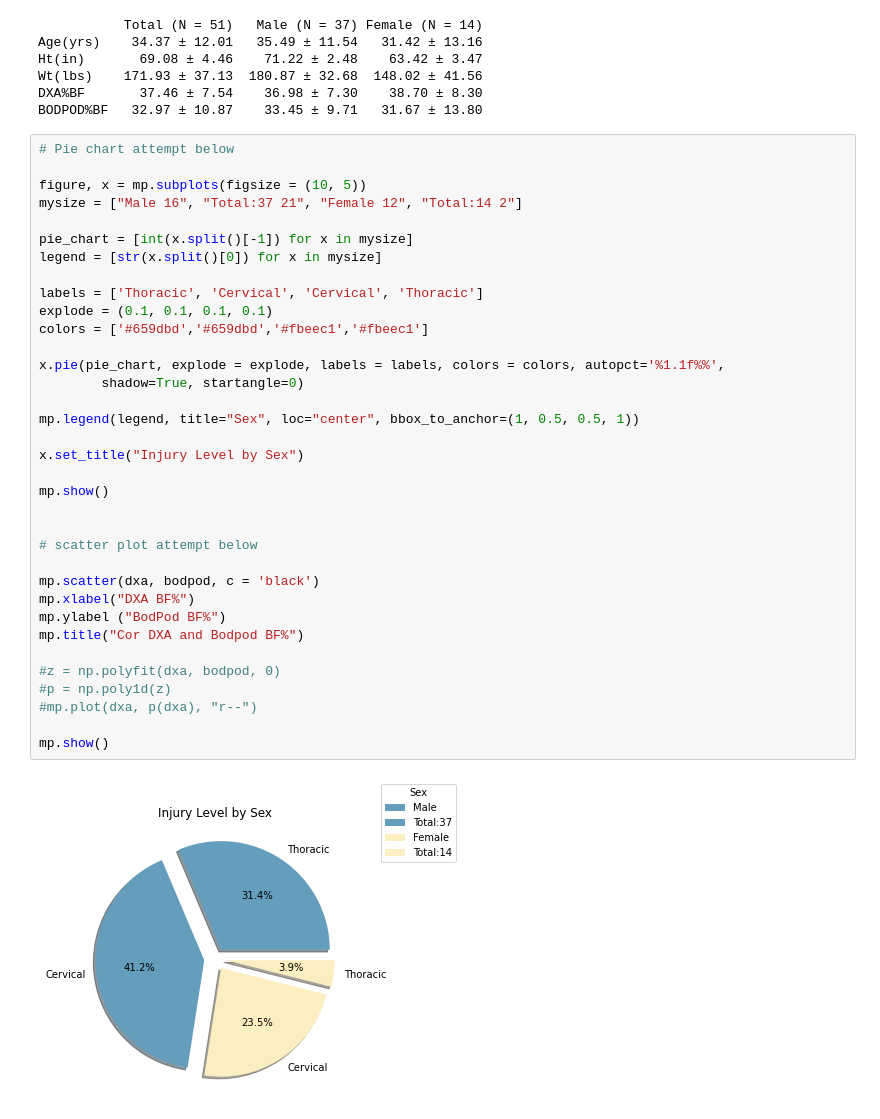
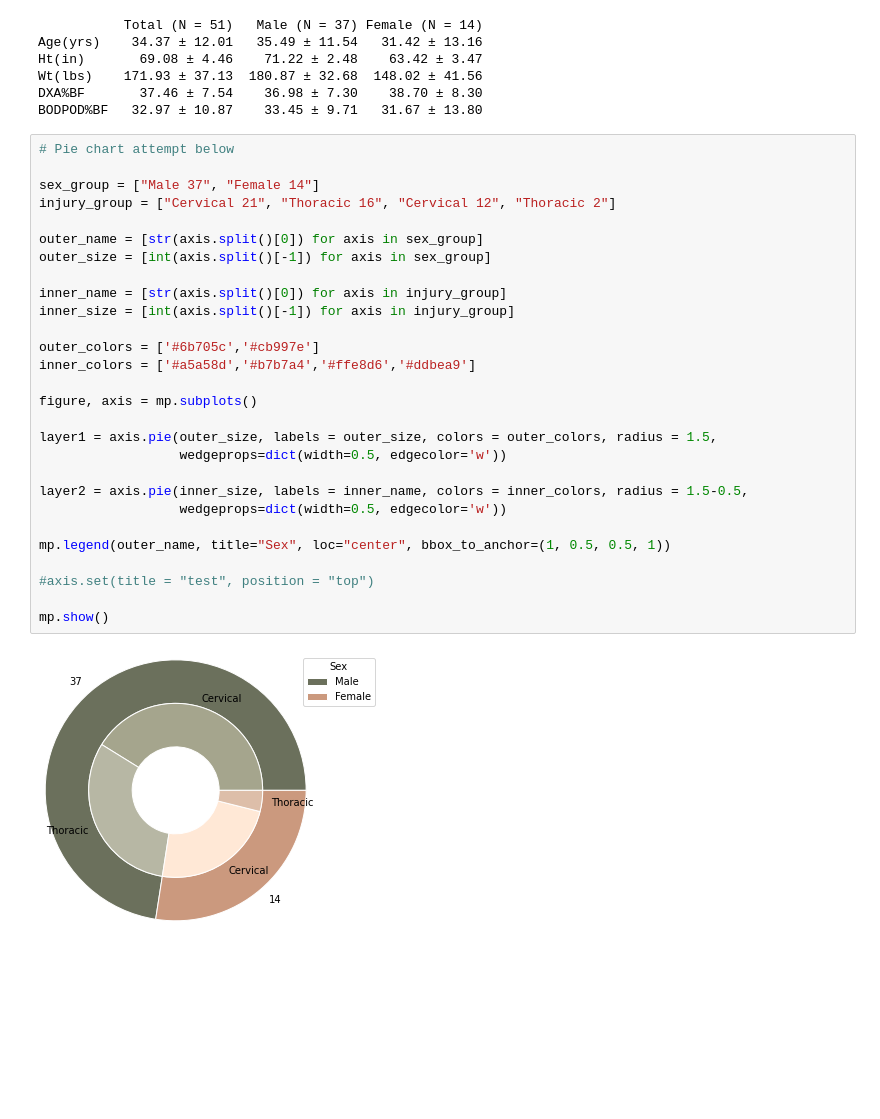
Before and after one commit to mdlove02/PythonDataAnalysis, a Jupyter notebook: BodyCompData.ipynb, the cells around one changed output. Saved outputs shown, nothing was run; the diff lists cells and outputs as text; blank space fills up the shorter version.

```diff
--- a/BodyCompData.ipynb
+++ b/BodyCompData.ipynb
@@ -83,37 +88,30 @@ BODPOD%BF   32.97 ± 10.87    33.45 ± 9.71   31.67 ± 13.80
 # %%
 # Pie chart attempt below
 
-figure, x = mp.subplots(figsize = (10, 5))
-mysize = ["Male 16", "Total:37 21", "Female 12", "Total:14 2"]
+sex_group = ["Male 37", "Female 14"]
+injury_group = ["Cervical 21", "Thoracic 16", "Cervical 12", "Thoracic 2"]
 
-pie_chart = [int(x.split()[-1]) for x in mysize]
-legend = [str(x.split()[0]) for x in mysize]
+outer_name = [str(axis.split()[0]) for axis in sex_group]
+outer_size = [int(axis.split()[-1]) for axis in sex_group]
 
-labels = ['Thoracic', 'Cervical', 'Cervical', 'Thoracic']
-explode = (0.1, 0.1, 0.1, 0.1)
-colors = ['#659dbd','#659dbd','#fbeec1','#fbeec1']
+inner_name = [str(axis.split()[0]) for axis in injury_group]
+inner_size = [int(axis.split()[-1]) for axis in injury_group]
 
-x.pie(pie_chart, explode = explode, labels = labels, colors = colors, autopct='%1.1f%%',
-        shadow=True, startangle=0)
+outer_colors = ['#6b705c','#cb997e']
+inner_colors = ['#a5a58d','#b7b7a4','#ffe8d6','#ddbea9']
 
-mp.legend(legend, title="Sex", loc="center", bbox_to_anchor=(1, 0.5, 0.5, 1))
+figure, axis = mp.subplots()
 
-x.set_title("Injury Level by Sex")
+layer1 = axis.pie(outer_size, labels = outer_size, colors = outer_colors, radius = 1.5,
+                  wedgeprops=dict(width=0.5, edgecolor='w'))
+
+layer2 = axis.pie(inner_size, labels = inner_name, colors = inner_colors, radius = 1.5-0.5,
+                  wedgeprops=dict(width=0.5, edgecolor='w'))
+
+mp.legend(outer_name, title="Sex", loc="center", bbox_to_anchor=(1, 0.5, 0.5, 1))
+
+#axis.set(title = "test", position = "top")
 
 mp.show()
-
-
-# scatter plot attempt below
-
-mp.scatter(dxa, bodpod, c = 'black')
-mp.xlabel("DXA BF%")
-mp.ylabel ("BodPod BF%")
-mp.title("Cor DXA and Bodpod BF%")
-
-#z = np.polyfit(dxa, bodpod, 0)
-#p = np.poly1d(z)
-#mp.plot(dxa, p(dxa), "r--")
-
-mp.show()
 # %% [output]
-[figure, old version]
+[figure, new version]
```
Also changed, not shown: parts of 4 cells of this notebook.
